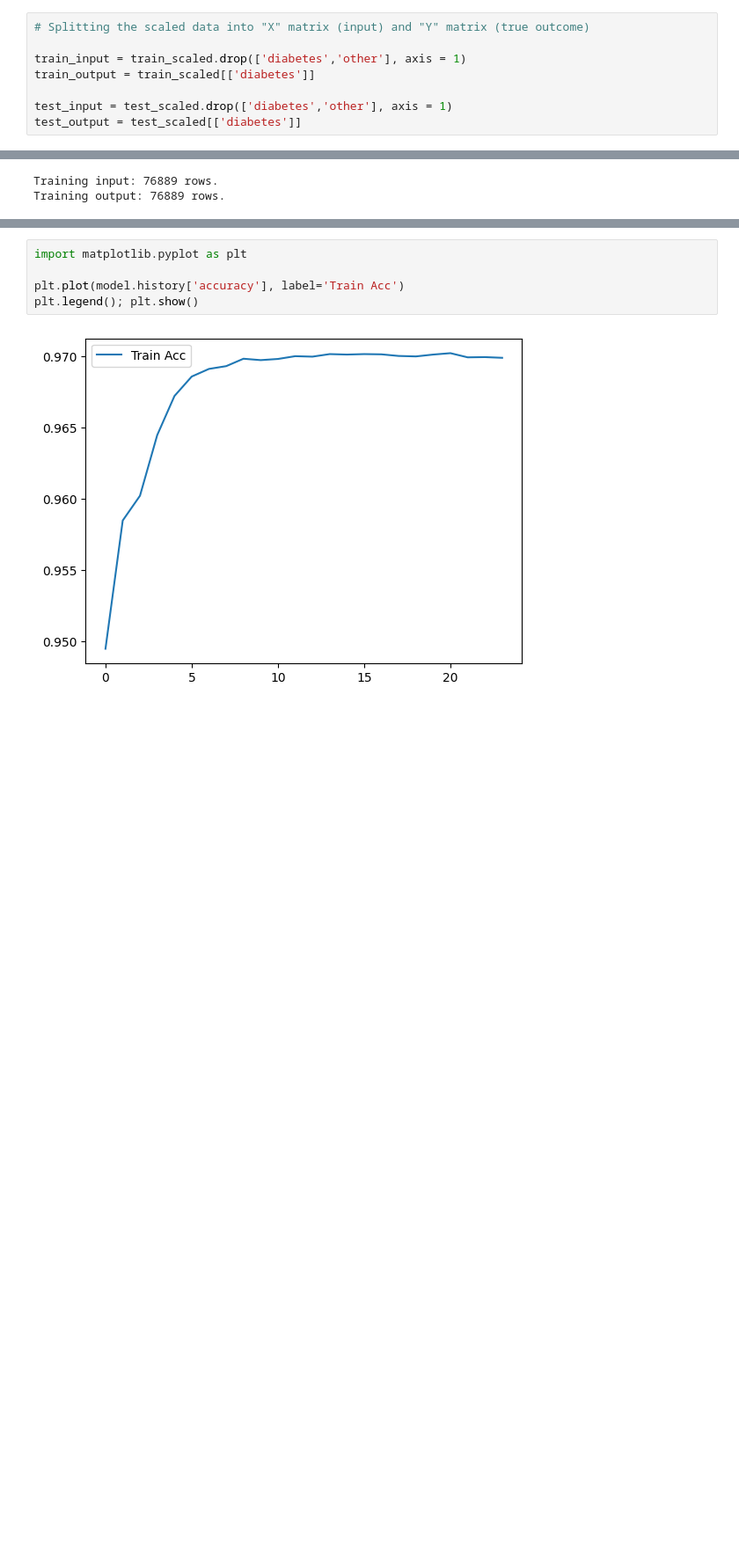
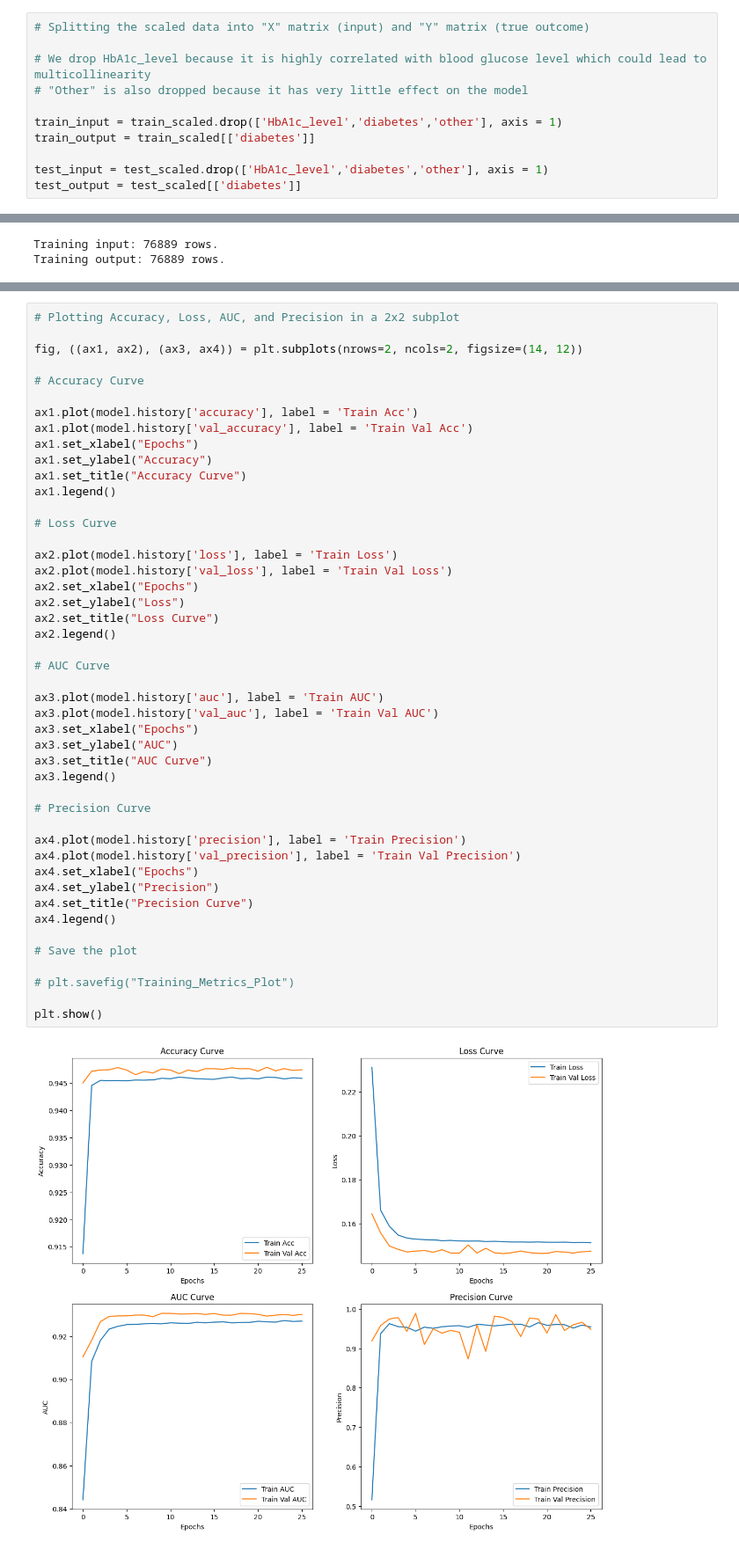
Before and after one commit to raygomez16/data309_datasciencecapstoneproject_diabetesprediction, a Jupyter notebook: 02_ANN_modeling.ipynb, the cells around one changed output, grey strips where cells are left out. Shown at 88% size. Cells and saved outputs as stored; diff of their text form; blank space fills up the shorter version.

Commit message:
final ann model, experiment model, and gender based analysis

```diff
--- a/02_ANN_modeling.ipynb
+++ b/02_ANN_modeling.ipynb
@@ -50,10 +49,13 @@ train_scaled.head()
 # %%
 # Splitting the scaled data into "X" matrix (input) and "Y" matrix (true outcome)
 
-train_input = train_scaled.drop(['diabetes','other'], axis = 1)
+# We drop HbA1c_level because it is highly correlated with blood glucose level which could lead to multicollinearity
+# "Other" is also dropped because it has very little effect on the model
+
+train_input = train_scaled.drop(['HbA1c_level','diabetes','other'], axis = 1)
 train_output = train_scaled[['diabetes']]
 
-test_input = test_scaled.drop(['diabetes','other'], axis = 1)
+test_input = test_scaled.drop(['HbA1c_level','diabetes','other'], axis = 1)
 test_output = test_scaled[['diabetes']]
 # %%
 print(f'Training input: {len(train_input)} rows.')
@@ -111,8 +92,49 @@ Epoch 24/100
 # %%
-import matplotlib.pyplot as plt
+# Plotting Accuracy, Loss, AUC, and Precision in a 2x2 subplot
 
-plt.plot(model.history['accuracy'], label='Train Acc')
-plt.legend(); plt.show()
+fig, ((ax1, ax2), (ax3, ax4)) = plt.subplots(nrows=2, ncols=2, figsize=(14, 12))
+
+# Accuracy Curve
+
+ax1.plot(model.history['accuracy'], label = 'Train Acc')
+ax1.plot(model.history['val_accuracy'], label = 'Train Val Acc')
+ax1.set_xlabel("Epochs")
+ax1.set_ylabel("Accuracy")
+ax1.set_title("Accuracy Curve")
+ax1.legend()
+
+# Loss Curve
+
+ax2.plot(model.history['loss'], label = 'Train Loss')
+ax2.plot(model.history['val_loss'], label = 'Train Val Loss')
+ax2.set_xlabel("Epochs")
+ax2.set_ylabel("Loss")
+ax2.set_title("Loss Curve")
+ax2.legend()
+
+# AUC Curve
+
+ax3.plot(model.history['auc'], label = 'Train AUC')
+ax3.plot(model.history['val_auc'], label = 'Train Val AUC')
+ax3.set_xlabel("Epochs")
+ax3.set_ylabel("AUC")
+ax3.set_title("AUC Curve")
+ax3.legend()
+
+# Precision Curve
+
+ax4.plot(model.history['precision'], label = 'Train Precision')
+ax4.plot(model.history['val_precision'], label = 'Train Val Precision')
+ax4.set_xlabel("Epochs")
+ax4.set_ylabel("Precision")
+ax4.set_title("Precision Curve")
+ax4.legend()
+
+# Save the plot
+
+# plt.savefig("Training_Metrics_Plot")
+
+plt.show()
 # %% [output]
-[figure, old version]
+[figure, new version]
 # %%
```
Also changed, not shown: parts of 12 cells of this notebook, 4 other files.
